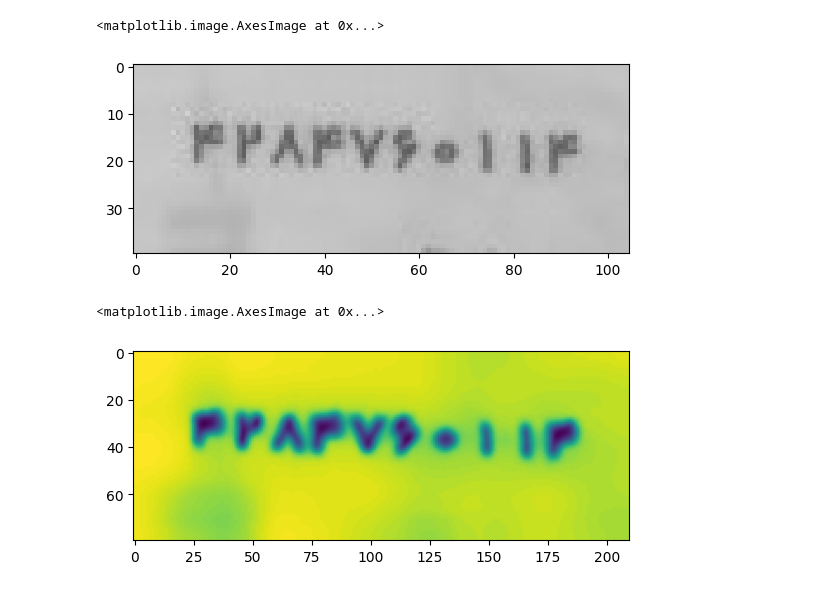
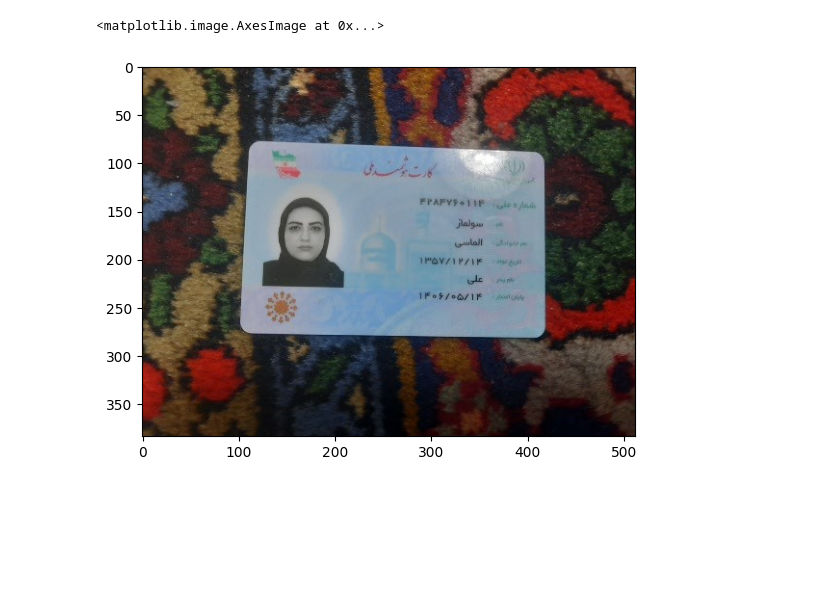
Before and after one commit to cactus1386/NationalCard-ImageProccessing, a Jupyter notebook: OCR/test.ipynb, the cells around one changed output. Saved outputs shown, nothing was run; the diff lists cells and outputs as text; code cells hidden in the pictures; blank space fills up the shorter version.

Commit message:
update dataset and ...

```diff
--- a/OCR/test.ipynb
+++ b/OCR/test.ipynb
@@ -3,16 +3,13 @@ import cv2
 import matplotlib.pyplot as plt
 import easyocr
 # %%
-img = cv2.imread('./1.jpg', 0)
+img = cv2.imread('../Dataset/D/8.jpg')
 plt.imshow(cv2.cvtColor(img, cv2.COLOR_BGR2RGB))
 # %% [output]
 <matplotlib.image.AxesImage at 0x...>
-[figure, old version]
+[figure, new version]
 # %%
 img_resized = cv2.resize(img, (0, 0), fx=2, fy=2, interpolation=cv2.INTER_CUBIC)
-denoised = cv2.fastNlMeansDenoising(img_resized, None, 30, 7, 21)
-plt.imshow(denoised)
+denoised = cv2.fastNlMeansDenoising(img_resized, None, 20, 5, 20)
+# plt.imshow(cv2.cvtColor(denoised, cv2.COLOR_BGR2RGB))
-# %% [output]
-<matplotlib.image.AxesImage at 0x...>
-[figure, removed]
 # %%
```
Also changed, not shown: parts of 3 cells of this notebook, 33 other files.
